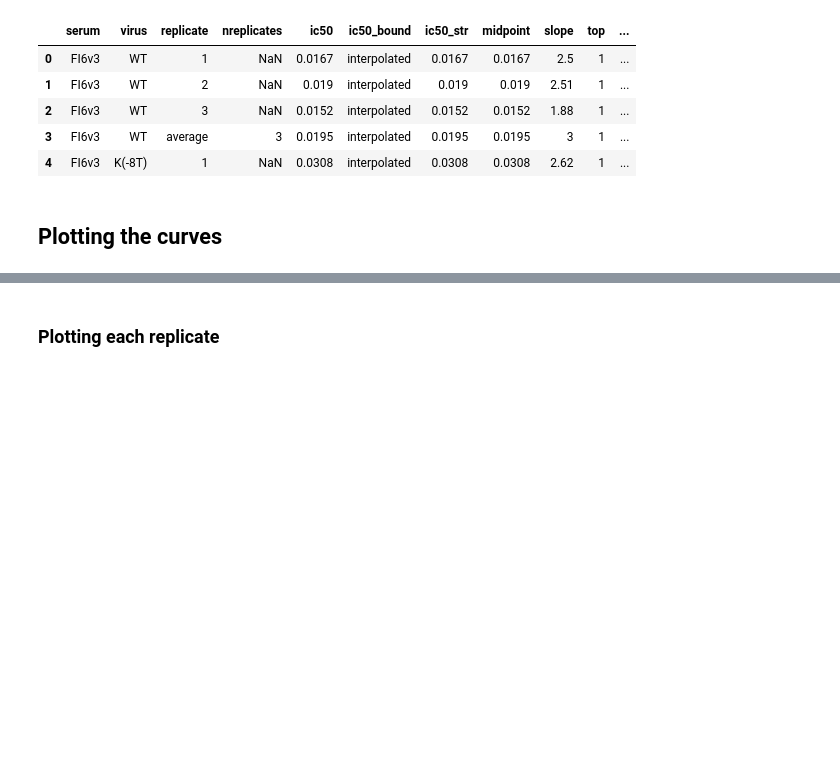
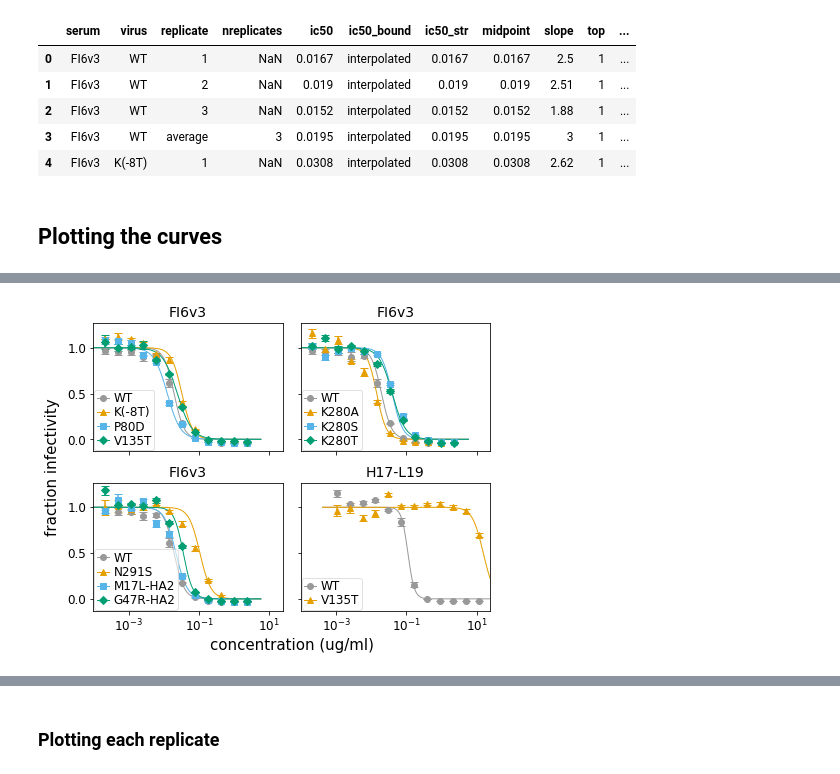
Before and after one commit to jbloomlab/neutcurve, a Jupyter notebook: docs/examples/curvefits.ipynb, the cells around one changed output, grey strips where cells are left out. Drawn from its saved outputs; the diff is of its cells as text; code cells hidden in the pictures; blank space fills up the shorter version.

```diff
--- a/docs/examples/curvefits.ipynb
+++ b/docs/examples/curvefits.ipynb
@@ -160,0 +167,6 @@ fits.fitParams(average_only=False).head()
+# %%
+fig, axes = fits.plotSera(max_viruses_per_subplot=4,
+                          ncol=2,
+                          xlabel='concentration (ug/ml)')
+# %% [output]
+[figure, added]
```
Also changed, not shown: parts of 5 cells of this notebook, 1 other file.
